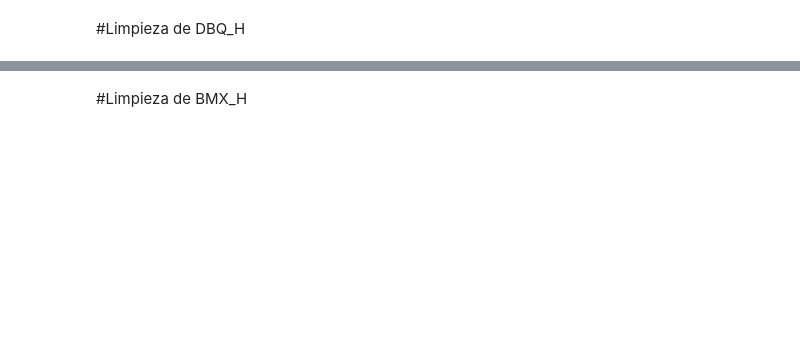
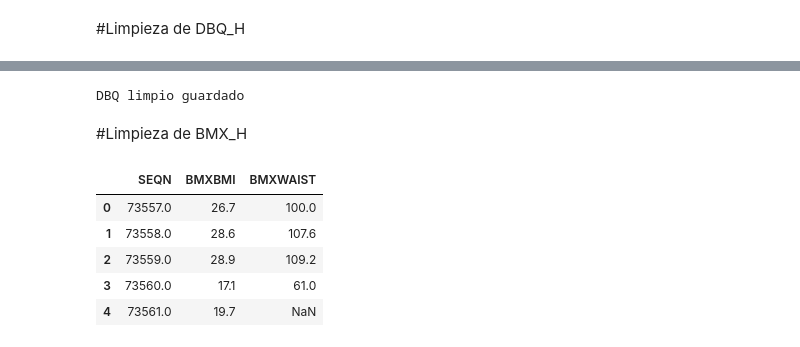
Before and after one commit to salva1984/kokoa-analisis-salud-mental, a Jupyter notebook: notebooks/04_limpieza_G2.ipynb, the cells around one changed output, grey strips where cells are left out. Drawn from its saved outputs; the diff is of its cells as text; code cells hidden in the pictures; blank space fills up the shorter version.

```diff
--- a/notebooks/04_limpieza_G2.ipynb
+++ b/notebooks/04_limpieza_G2.ipynb
@@ -96,11 +278,20 @@ dbq.isna().sum()
 # %%
-dbq.to_csv("../data/processed/DBQ_H_LIMPIO.csv", index=False)
+dbq.to_csv("/content/drive/MyDrive/kokoa-analisis-salud-mental-codespace-refactored-xylophone-g4566pggg7r9hw9jv/data/processed/DBQ_H_LIMPIO.csv", index=False)
 print("DBQ limpio guardado")
+# %% [output]
+DBQ limpio guardado
 # %% [markdown]
 #Limpieza de BMX_H
 # %%
-bmx = pd.read_csv("../data/interim/bmx_h_columnas.csv")
+bmx = pd.read_csv("/content/drive/MyDrive/kokoa-analisis-salud-mental-codespace-refactored-xylophone-g4566pggg7r9hw9jv/data/interim/bmx_h_columnas.csv")
 bmx.head()
+# %% [output]
+|  | SEQN | BMXBMI | BMXWAIST |
+| 0 | 73557.0 | 26.7 | 100.0 |
+| 1 | 73558.0 | 28.6 | 107.6 |
+| 2 | 73559.0 | 28.9 | 109.2 |
+| 3 | 73560.0 | 17.1 | 61.0 |
+| 4 | 73561.0 | 19.7 | NaN |
 # %%
 BMX_COLS = bmx.columns.tolist()
 bmx = bmx[BMX_COLS].copy()
```
Also changed, not shown: parts of 24 cells of this notebook.
